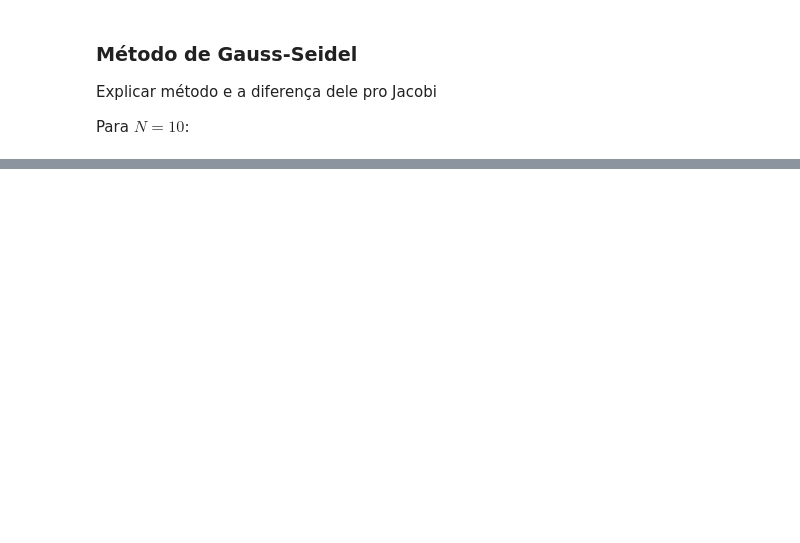
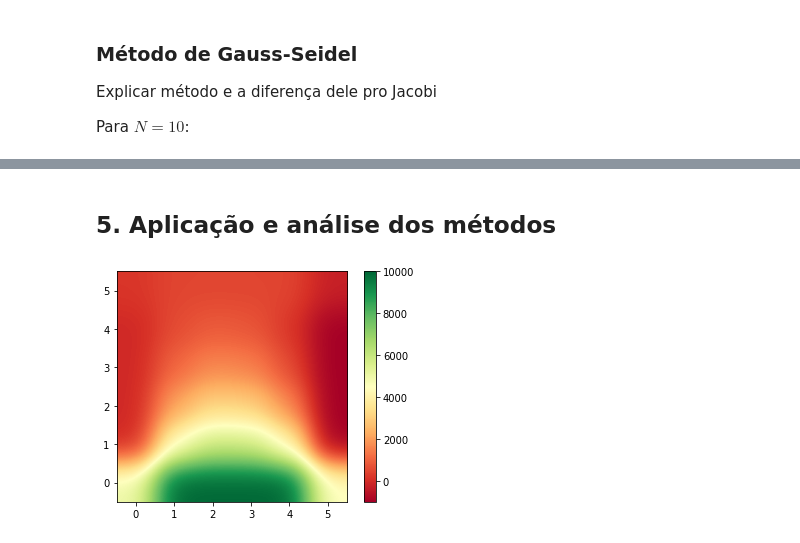
Before and after one commit to marianajo/laplaces-equation, a Jupyter notebook: code/solution.ipynb, the cells around one changed output, grey strips where cells are left out. Drawn from its saved outputs; the diff is of its cells as text; code cells hidden in the pictures; blank space fills up the shorter version.

```diff
--- a/code/solution.ipynb
+++ b/code/solution.ipynb
@@ -103,7 +84,0 @@ N = 10
-# %%
-j = z
-
-for i in range(N):
-    for r, c in itertools.product(range(1, h-1), range(1, h-1)):
-        adj = [z[r-1, c], z[r+1, c], z[r, c-1], z[r, c+1]]
-        j[r, c] = np.mean(adj)
@@ -165,0 +189,9 @@ plt.ylabel('y')
+# %% [markdown]
+## 5. Aplicação e análise dos métodos
+# %%
+jacobi = jacobi_method(z, h)
+plot_potential(jacobi["solution"])
+
+# Aplicação de Gauss-Seidel
+# %% [output]
+[figure, added]
```
Also changed, not shown: parts of 37 cells of this notebook.
